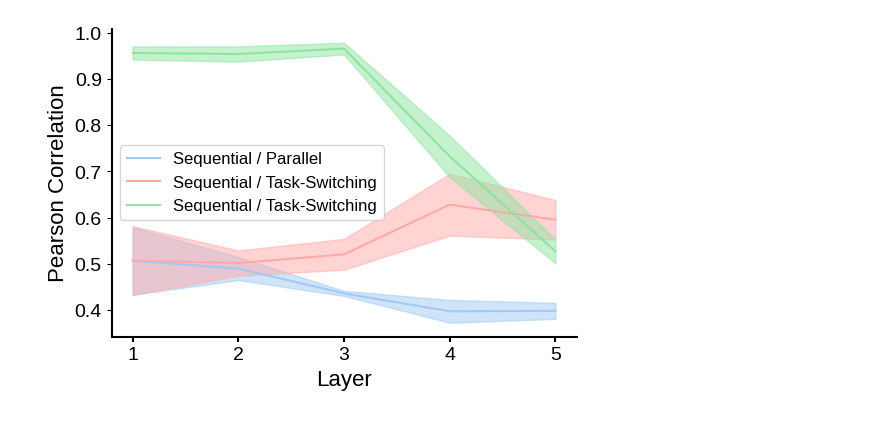
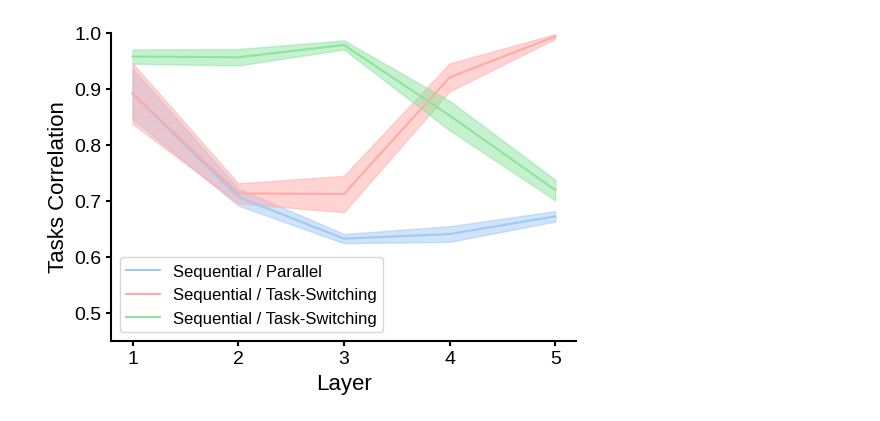
Before and after one commit to LofNaDI/neural-representations-multitasking, a Jupyter notebook: figures/figure02/figure02b_rsa_models.ipynb, the cells around one changed output. Drawn from its saved outputs; the diff is of its cells as text; code cells hidden in the pictures.

Commit message:
Update figure 2

```diff
--- a/figures/figure02/figure02b_rsa_models.ipynb
+++ b/figures/figure02/figure02b_rsa_models.ipynb
@@ -10,9 +10,9 @@ plt.style.use('../style/plots.mplstyle')
 palette = ['#a1c9f4ff', '#ffaaa8ff', '#8ce4a0ff']
 # %%
 path_data = os.path.join('..', '..', 'data')
-path_sm_individual = os.path.join('pickle', f'sm_individual.pickle')
-path_sm_parallel = os.path.join('pickle', f'sm_parallel.pickle')
-path_sm_all = os.path.join('pickle', f'sm_task_switching.pickle')
+path_sm_individual = os.path.join('pickle', f'rdm_individual.pickle')
+path_sm_parallel = os.path.join('pickle', f'rdm_parallel.pickle')
+path_sm_all = os.path.join('pickle', f'rdm_task_switching.pickle')
 # %%
 path_figure = os.path.join('svg', 'figure02b_rsa_models.svg')
 # %%
@@ -25,20 +25,23 @@ with open(path_sm_parallel, 'rb') as handle:
 with open(path_sm_all, 'rb') as handle:
     list_sm_task_switching = pickle.load(handle)
 # %%
-rsa_individual_parallel = calculate_rsa(list_sm_individual,
-                                        list_sm_parallel)
+rsa_individual_parallel = calculate_rsa_diagonal(list_sm_individual,
+                                                 list_sm_parallel,
+                                                 num_inputs=10)
 
 mean_rsa_individual_parallel = rsa_individual_parallel.mean(axis=0)
 std_rsa_individual_parallel = rsa_individual_parallel.std(axis=0)
 
-rsa_individual_task_switching = calculate_rsa(list_sm_individual,
-                                              list_sm_task_switching)
+rsa_individual_task_switching = calculate_rsa_diagonal(list_sm_individual,
+                                                       list_sm_task_switching,
+                                                       num_inputs=10)
 
 mean_rsa_individual_task_switching = rsa_individual_task_switching.mean(axis=0)
 std_rsa_individual_task_switching = rsa_individual_task_switching.std(axis=0)
 
-rsa_parallel_task_switching = calculate_rsa(list_sm_parallel,
-                                            list_sm_task_switching)
+rsa_parallel_task_switching = calculate_rsa_diagonal(list_sm_parallel,
+                                                     list_sm_task_switching,
+                                                     num_inputs=10)
 
 mean_rsa_parallel_task_switching = rsa_parallel_task_switching.mean(axis=0)
 std_rsa_parallel_task_switching = rsa_parallel_task_switching.std(axis=0)
@@ -54,33 +57,33 @@ fig = plt.figure(figsize=(6, 4))
 plt.plot(layers, mean_rsa_individual_parallel, color=palette[0])
 plt.plot(layers, mean_rsa_individual_task_switching, color=palette[1])
 plt.plot(layers, mean_rsa_parallel_task_switching, color=palette[2])
 
 plt.fill_between(layers,
                  mean_rsa_individual_parallel-std_rsa_individual_parallel,
                  mean_rsa_individual_parallel+std_rsa_individual_parallel,
                  alpha=0.5,
                  color=palette[0])
 
 plt.fill_between(layers,
                  mean_rsa_individual_task_switching-std_rsa_individual_task_switching,
                  mean_rsa_individual_task_switching+std_rsa_individual_task_switching,
                  alpha=0.5,
                  color=palette[1])
 
 
 plt.fill_between(layers,
                  mean_rsa_parallel_task_switching-std_rsa_parallel_task_switching,
                  mean_rsa_parallel_task_switching+std_rsa_parallel_task_switching,
                  alpha=0.5,
                  color=palette[2])
 
 plt.xlabel('Layer')
 plt.xticks(range(1, num_layers+1))
-plt.ylabel('Pearson Correlation')
+plt.ylim(0.45, 1)
 plt.legend(['Sequential / Parallel', 'Sequential / Task-Switching', 'Sequential / Task-Switching'], prop={'size':12})
-plt.ylabel('Pearson Correlation')
+plt.ylabel('Tasks Correlation')
 
 fig.savefig(path_figure)
 plt.show()
 # %% [output]
-[figure, old version]
+[figure, new version]
```
Also changed, not shown: parts of 1 cell of this notebook, 14 other files.
